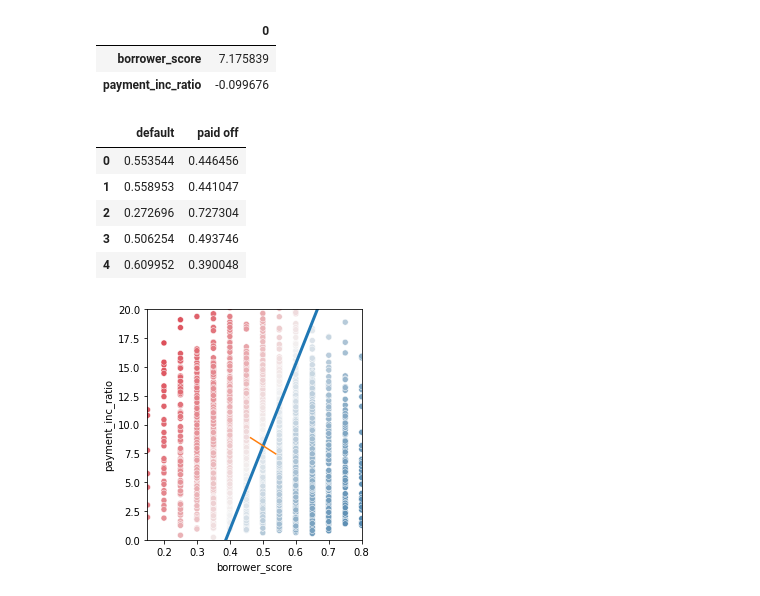
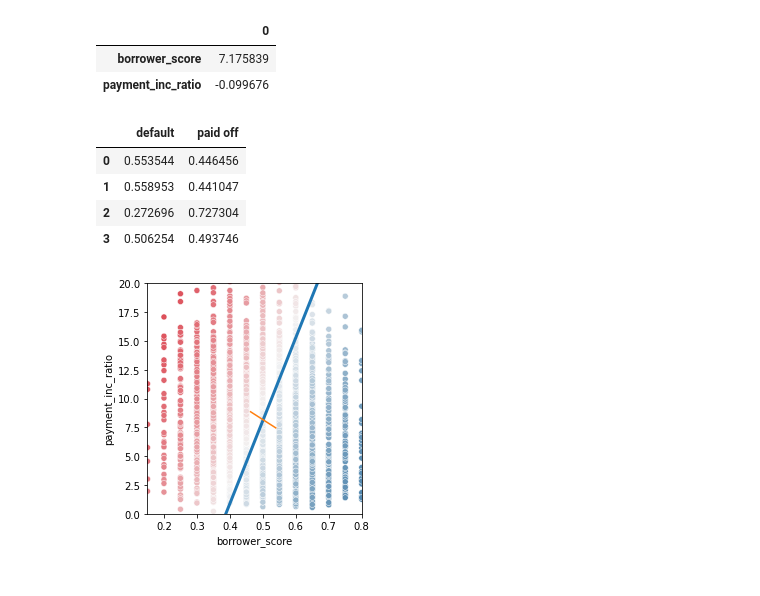
Before and after one commit to Je-Hyeon/My_Study_Materials2021, a Jupyter notebook: 데사통계정리.ipynb, the cells around one changed output. Cells and saved outputs as stored; diff of their text form; code cells hidden in the pictures.

```diff
--- a/데사통계정리.ipynb
+++ b/데사통계정리.ipynb
@@ -1669,16 +1676,15 @@ pd.DataFrame(loan_lda.scalings_, index=X.columns)
 # %%
 # 예측해보기 / predict_proba는 예상 확률을 반환한다
 
 pred = pd.DataFrame(loan_lda.predict_proba(loan3000[predictors]), columns=loan_lda.classes_)
 
-pred.head()
+pred.head(4)
 # %% [output]
 |  | default | paid off |
 | 0 | 0.553544 | 0.446456 |
 | 1 | 0.558953 | 0.441047 |
 | 2 | 0.272696 | 0.727304 |
 | 3 | 0.506254 | 0.493746 |
-| 4 | 0.609952 | 0.390048 |
 # %%
 # 시각화 해보기
 
```
Also changed, not shown: parts of 14 cells of this notebook.
